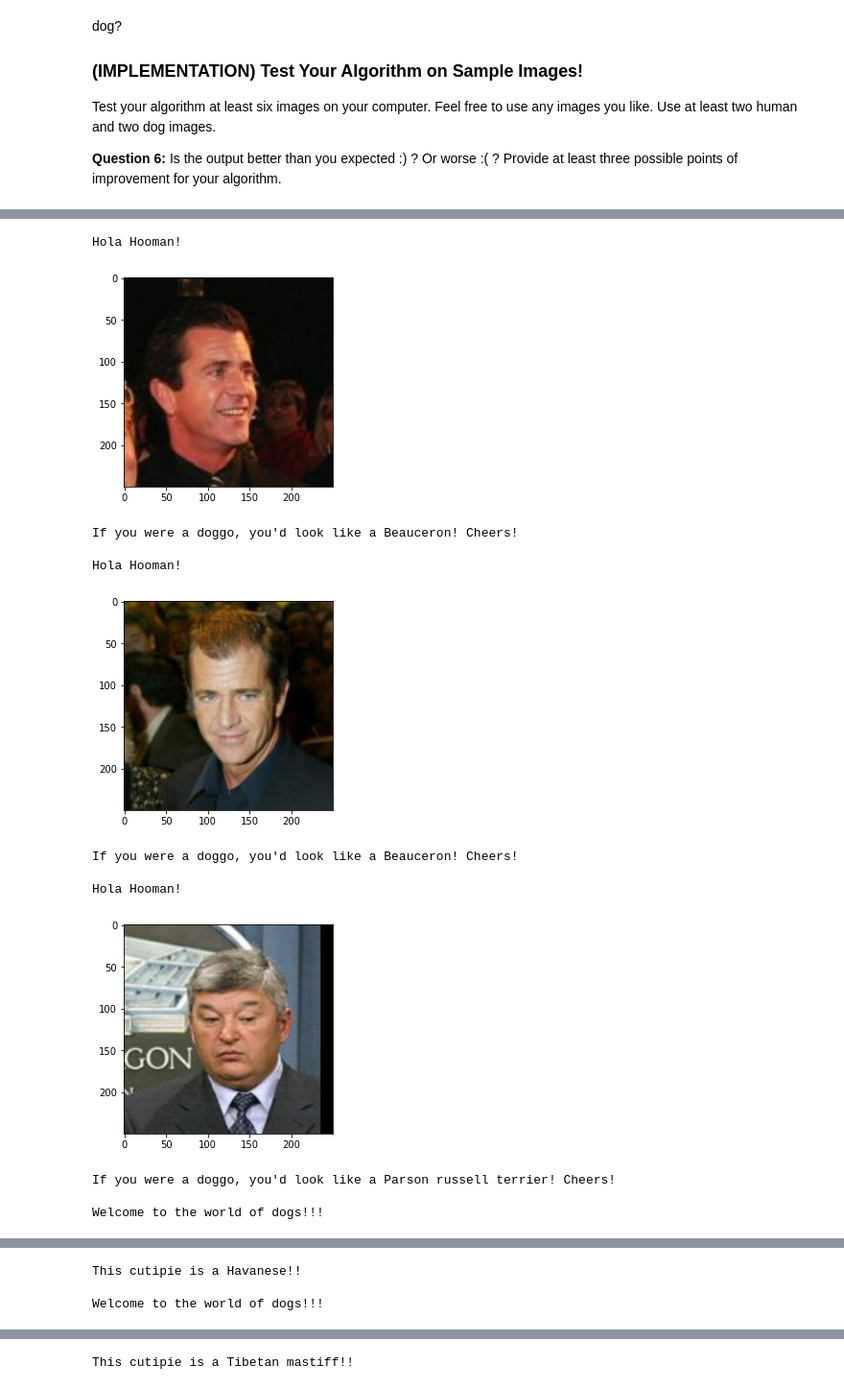
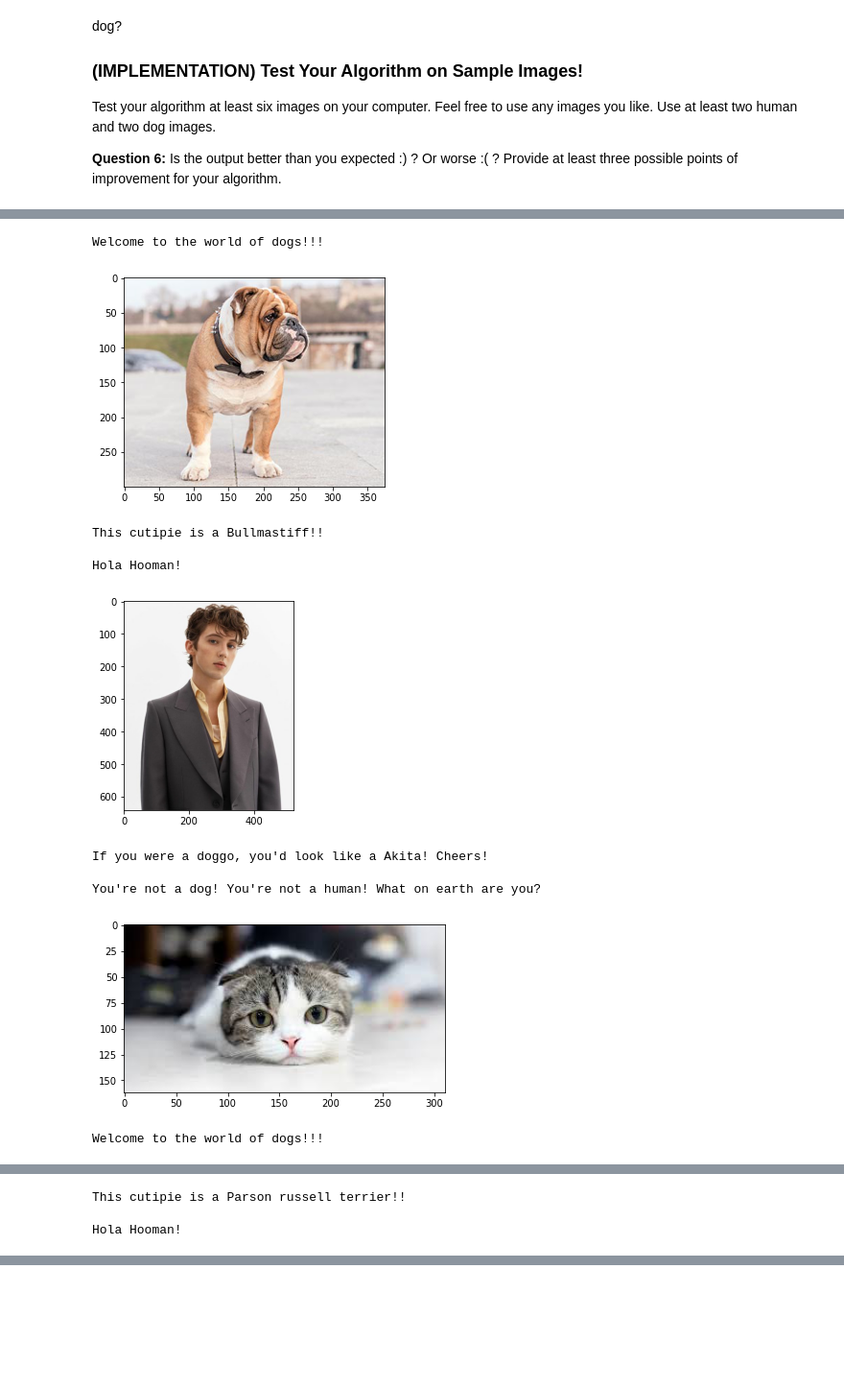
Before and after one commit to AyushiNM/project-dog-classification, a Jupyter notebook: dog_app.ipynb, the cells around one changed output, grey strips where cells are left out. Shown at 96% size. Cells and saved outputs as stored; diff of their text form; code cells hidden in the pictures; blank space fills up the shorter version.

```diff
--- a/dog_app.ipynb
+++ b/dog_app.ipynb
@@ -254,7 +274,7 @@ def VGG16_predict(img_path):
     ## TODO: Complete the function.
     ## Load and pre-process an image from the given img_path
     img = Image.open(img_path).convert('RGB')
-    data_transform = transforms.Compose([transforms.RandomResizedCrop(224),
+    data_transform = transforms.Compose([transforms.Resize(224),
                                       transforms.ToTensor()])
     img = data_transform(img)[:3,:,:].unsqueeze(0)
     if use_cuda:
@@ -274,7 +294,8 @@ Use these ideas to complete the `dog_detector` function below, which returns `Tr
 ### returns "True" if a dog is detected in the image stored at img_path
 def dog_detector(img_path):
     ## TODO: Complete the function.
-    if VGG16_predict(img_path) >= 151 and VGG16_predict(img_path) <= 268:
+    class_index = VGG16_predict(img_path)
+    if class_index >= 151 and class_index <= 268:
         return True
     return False # true/false
 # %% [markdown]
@@ -350,8 +371,7 @@ from torchvision import datasets
 
 ### TODO: Write data loaders for training, validation, and test sets
 ## Specify appropriate transforms, and batch_sizes
-data_transform = transforms.Compose([transforms.CenterCrop(255),
-                                    transforms.RandomResizedCrop(224),
+data_transform = transforms.Compose([transforms.CenterCrop(224),
                                     transforms.ToTensor(),
                                     transforms.Normalize([0.5, 0.5, 0.5],
                                                         [0.5, 0.5, 0.5])])
@@ -373,15 +393,12 @@ test_data = datasets.ImageFolder(test_dir, transform=data_transform)
 
 # define dataloader parameters
 batch_size = 64
-num_workers=0
 
 # prepare data loaders
-train_loader = torch.utils.data.DataLoader(train_data, batch_size=batch_size,
-                                           num_workers=num_workers, shuffle=True)
-valid_loader = torch.utils.data.DataLoader(validation_data, batch_size=batch_size,
-                                           num_workers=num_workers)
-test_loader = torch.utils.data.DataLoader(test_data, batch_size=batch_size,
-                                          num_workers=num_workers)
+train_loader = torch.utils.data.DataLoader(train_data, batch_size=batch_size, shuffle=True)
+valid_loader = torch.utils.data.DataLoader(validation_data, batch_size=batch_size)
+test_loader = torch.utils.data.DataLoader(test_data, batch_size=batch_size)
+
 loaders_scratch = {
     'train': train_loader,
     'valid': valid_loader,
@@ -637,12 +654,12 @@ Use the code cell below to write three separate [data loaders](http://pytorch.or
 If you like, **you are welcome to use the same data loaders from the previous step**, when you created a CNN from scratch.
 # %%
 ## TODO: Specify data loaders
-data_transform = transforms.Compose([transforms.CenterCrop(255),
-                                    transforms.RandomResizedCrop(224),
+data_transform = transforms.Compose([transforms.Resize(256),
+                                    transforms.CenterCrop(224),
                                     transforms.ToTensor(),
                                     transforms.Normalize([0.485, 0.456, 0.406], [0.229, 0.224, 0.225])])
 
-train_transform = transforms.Compose([transforms.CenterCrop(255),
+train_transform = transforms.Compose([transforms.Resize(256),
                               transforms.RandomResizedCrop(224),
                               transforms.RandomHorizontalFlip(), # randomly flip and rotate
                               transforms.RandomRotation(10),
@@ -659,15 +676,11 @@ test_data = datasets.ImageFolder(test_dir, transform=data_transform)
 
 # define dataloader parameters
 batch_size = 20
-num_workers=0
 
 # prepare data loaders
-train_loader = torch.utils.data.DataLoader(train_data, batch_size=batch_size,
-                                           num_workers=num_workers, shuffle=True)
-valid_loader = torch.utils.data.DataLoader(validation_data, batch_size=batch_size,
-                                           num_workers=num_workers)
-test_loader = torch.utils.data.DataLoader(test_data, batch_size=batch_size,
-                                          num_workers=num_workers)
+train_loader = torch.utils.data.DataLoader(train_data, batch_size=batch_size, shuffle=True)
+valid_loader = torch.utils.data.DataLoader(validation_data, batch_size=batch_size)
+test_loader = torch.utils.data.DataLoader(test_data, batch_size=batch_size)
 
 loaders_transfer = loaders_scratch.copy()
 # %% [markdown]
@@ -850,22 +876,21 @@ __Answer:__ (Three possible points for improvement)
 # %%
 ## TODO: Execute your algorithm from Step 6 on
 ## at least 6 images on your computer.
 ## Feel free to use as many code cells as needed.
+images = np.array(glob('images/*'))
 
 ## suggested code, below
-for file in np.hstack((human_files[:3], dog_files[:3])):
+for file in (images):
     run_app(file)
 # %% [output]
-Hola Hooman!
+Welcome to the world of dogs!!!
-[figure, old version]
+[figure, new version]
-If you were a doggo, you'd look like a Beauceron! Cheers!
+This cutipie is a Bullmastiff!!
 
 Hola Hooman!
-[figure, old version]
+[figure, new version]
-If you were a doggo, you'd look like a Beauceron! Cheers!
+If you were a doggo, you'd look like a Akita! Cheers!
 
-Hola Hooman!
+You're not a dog! You're not a human! What on earth are you?
-[figure, old version]
+[figure, new version]
-If you were a doggo, you'd look like a Parson russell terrier! Cheers!
-
 Welcome to the world of dogs!!!
@@ -873,3 +898,3 @@ Welcome to the world of dogs!!!
-This cutipie is a Havanese!!
+This cutipie is a Parson russell terrier!!
 
-Welcome to the world of dogs!!!
+Hola Hooman!
@@ -881 +905,0 @@ Welcome to the world of dogs!!!
-This cutipie is a Tibetan mastiff!!
```
Also changed, not shown: parts of 14 cells of this notebook.
